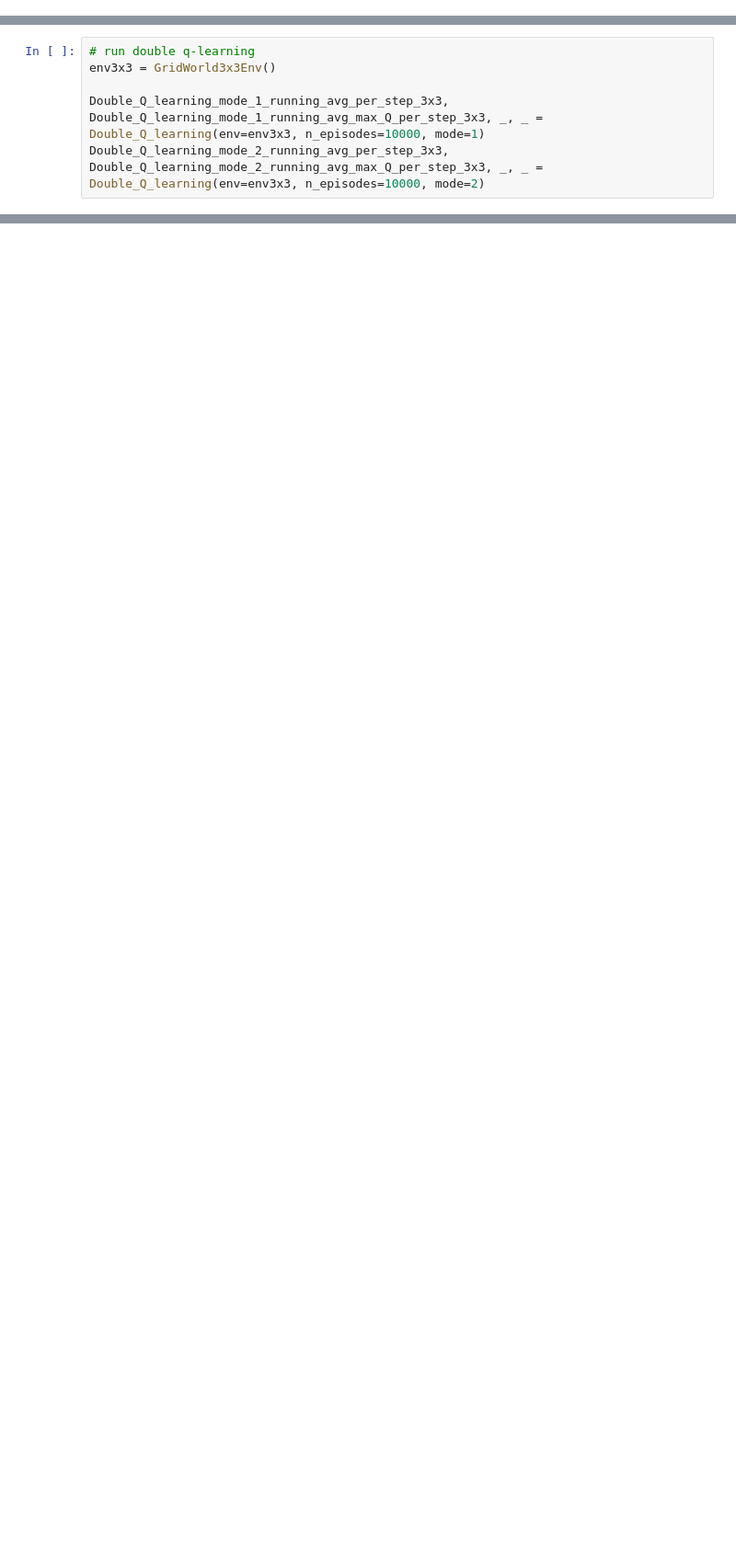
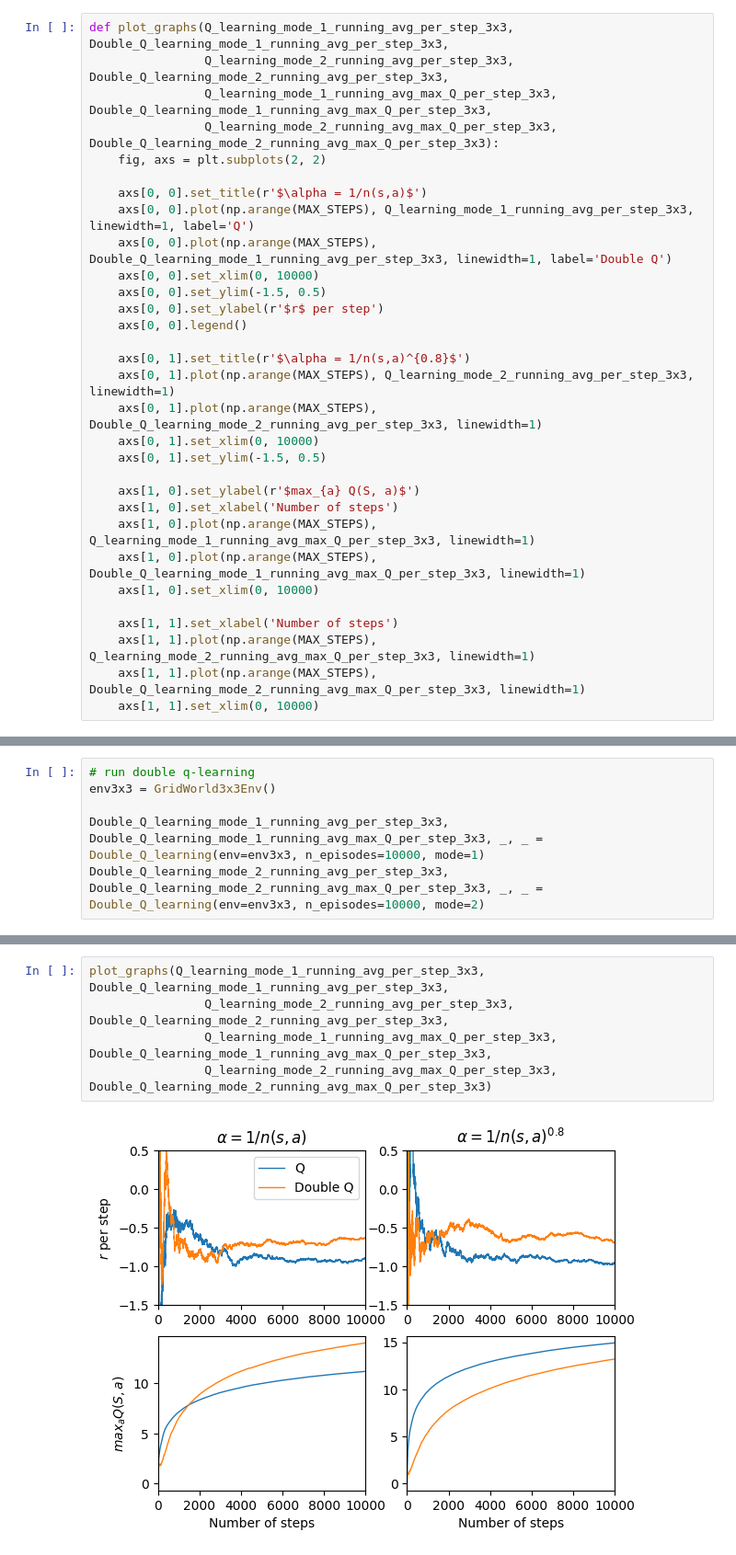
Before and after one commit to takavor/Double-Q-Learning, a Jupyter notebook: final_project.ipynb, the cells around one changed output, grey strips where cells are left out. Shown at 92% size. Saved outputs shown, nothing was run; the diff lists cells and outputs as text; blank space fills up the shorter version.

Commit message:
generalized plotting function

```diff
--- a/final_project.ipynb
+++ b/final_project.ipynb
@@ -233,0 +236,31 @@ def Double_Q_learning(env, n_episodes, mode):
+# %%
+def plot_graphs(Q_learning_mode_1_running_avg_per_step_3x3, Double_Q_learning_mode_1_running_avg_per_step_3x3,
+                Q_learning_mode_2_running_avg_per_step_3x3, Double_Q_learning_mode_2_running_avg_per_step_3x3,
+                Q_learning_mode_1_running_avg_max_Q_per_step_3x3, Double_Q_learning_mode_1_running_avg_max_Q_per_step_3x3,
+                Q_learning_mode_2_running_avg_max_Q_per_step_3x3, Double_Q_learning_mode_2_running_avg_max_Q_per_step_3x3):
+    fig, axs = plt.subplots(2, 2)
+
+    axs[0, 0].set_title(r'$\alpha = 1/n(s,a)$')
+    axs[0, 0].plot(np.arange(MAX_STEPS), Q_learning_mode_1_running_avg_per_step_3x3, linewidth=1, label='Q')
+    axs[0, 0].plot(np.arange(MAX_STEPS), Double_Q_learning_mode_1_running_avg_per_step_3x3, linewidth=1, label='Double Q')
+    axs[0, 0].set_xlim(0, 10000)
+    axs[0, 0].set_ylim(-1.5, 0.5)
+    axs[0, 0].set_ylabel(r'$r$ per step')
+    axs[0, 0].legend()
+
+    axs[0, 1].set_title(r'$\alpha = 1/n(s,a)^{0.8}$')
+    axs[0, 1].plot(np.arange(MAX_STEPS), Q_learning_mode_2_running_avg_per_step_3x3, linewidth=1)
+    axs[0, 1].plot(np.arange(MAX_STEPS), Double_Q_learning_mode_2_running_avg_per_step_3x3, linewidth=1)
+    axs[0, 1].set_xlim(0, 10000)
+    axs[0, 1].set_ylim(-1.5, 0.5)
+
+    axs[1, 0].set_ylabel(r'$max_{a} Q(S, a)$')
+    axs[1, 0].set_xlabel('Number of steps')
+    axs[1, 0].plot(np.arange(MAX_STEPS), Q_learning_mode_1_running_avg_max_Q_per_step_3x3, linewidth=1)
+    axs[1, 0].plot(np.arange(MAX_STEPS), Double_Q_learning_mode_1_running_avg_max_Q_per_step_3x3, linewidth=1)
+    axs[1, 0].set_xlim(0, 10000)
+
+    axs[1, 1].set_xlabel('Number of steps')
+    axs[1, 1].plot(np.arange(MAX_STEPS), Q_learning_mode_2_running_avg_max_Q_per_step_3x3, linewidth=1)
+    axs[1, 1].plot(np.arange(MAX_STEPS), Double_Q_learning_mode_2_running_avg_max_Q_per_step_3x3, linewidth=1)
+    axs[1, 1].set_xlim(0, 10000)
@@ -281,0 +285,7 @@ axs[1, 1].set_xlim(0, 10000)
+# %%
+plot_graphs(Q_learning_mode_1_running_avg_per_step_3x3, Double_Q_learning_mode_1_running_avg_per_step_3x3,
+                Q_learning_mode_2_running_avg_per_step_3x3, Double_Q_learning_mode_2_running_avg_per_step_3x3,
+                Q_learning_mode_1_running_avg_max_Q_per_step_3x3, Double_Q_learning_mode_1_running_avg_max_Q_per_step_3x3,
+                Q_learning_mode_2_running_avg_max_Q_per_step_3x3, Double_Q_learning_mode_2_running_avg_max_Q_per_step_3x3)
+# %% [output]
+[figure, added]
```
Also changed, not shown: parts of 6 cells of this notebook.
